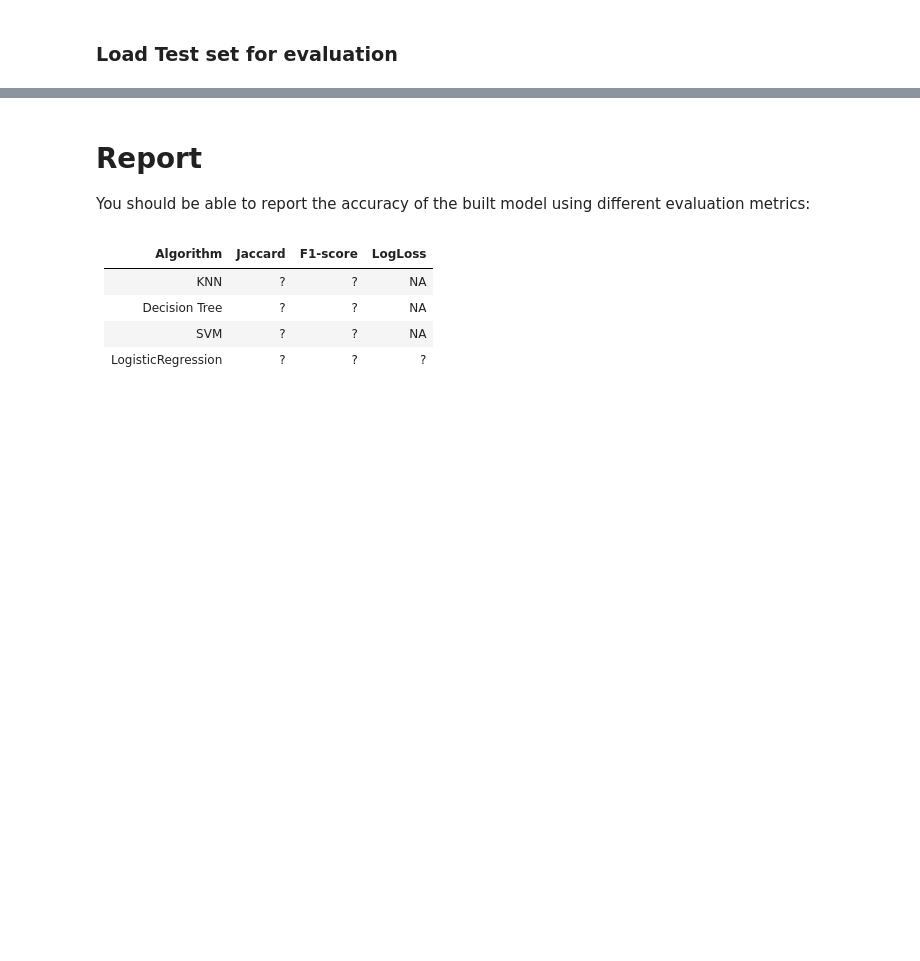
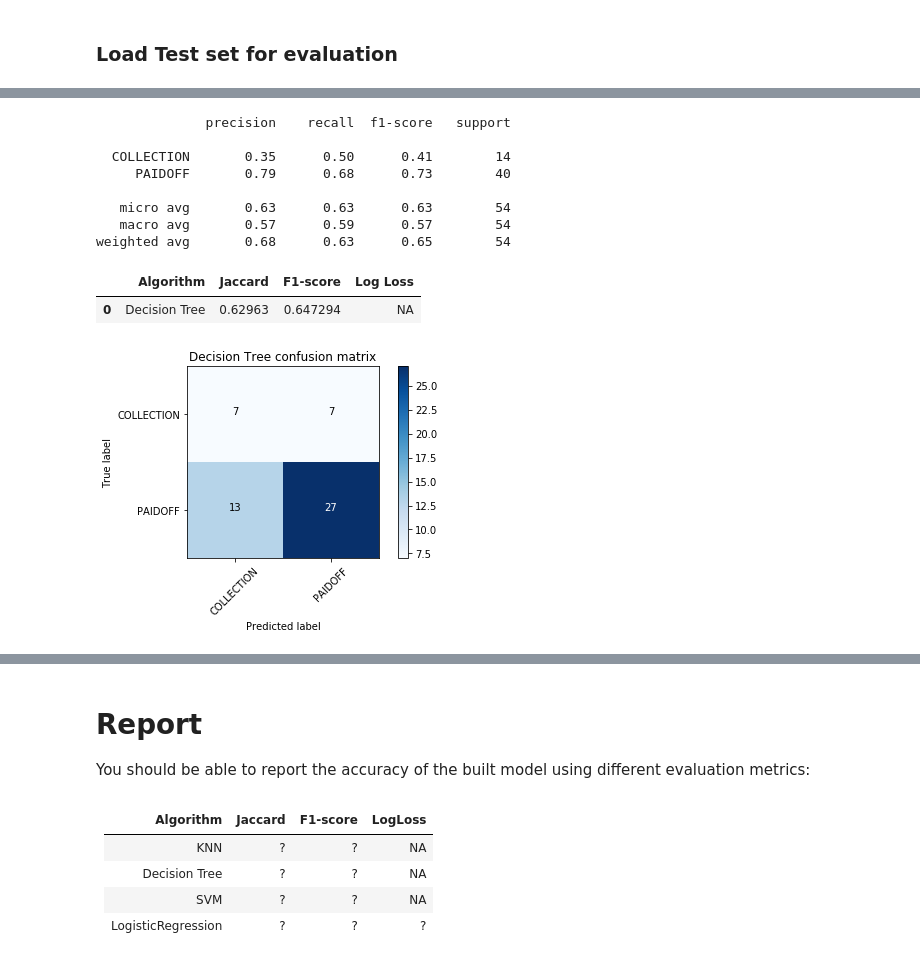
Before and after one commit to rcmtavares/coursera-capstone-project, a Jupyter notebook: ML0101EN final project.ipynb, the cells around one changed output, grey strips where cells are left out. Drawn from its saved outputs; the diff is of its cells as text; code cells hidden in the pictures; blank space fills up the shorter version.

```diff
--- a/ML0101EN final project.ipynb
+++ b/ML0101EN final project.ipynb
@@ -621,5 +625,5 @@ weighted avg       0.74      0.69      0.71        70
 # %%
 # Instantiate and train the final model with the full data set
-dt_final = DecisionTreeClassifier(criterion="entropy", max_depth=depth)
+dt_final = DecisionTreeClassifier(criterion="entropy", max_depth=best_depth)
 dt_final.fit( X, y )
 # %% [output]
@@ -842,0 +908,22 @@ knn_metrics
+# %%
+#Decision Tree
+y_pred_dt = dt_final.predict( X_test )
+plot_confusion_matrix( y_test, y_pred_dt, title='Decision Tree confusion matrix' )
+
+jaccard_dt = jaccard_similarity_score( y_true=y_test, y_pred=y_pred_dt )
+f1score_dt = f1_score( y_true=y_test, y_pred=y_pred_dt, average='weighted' )
+
+dt_report = pd.DataFrame( { 'Algorithm':['Decision Tree'], 'Jaccard':[jaccard_dt], 'F1-score':[f1score_dt], 'Log Loss':['NA'] } )
+dt_report
+# %% [output]
+              precision    recall  f1-score   support
+
+  COLLECTION       0.35      0.50      0.41        14
+     PAIDOFF       0.79      0.68      0.73        40
+
+   micro avg       0.63      0.63      0.63        54
+   macro avg       0.57      0.59      0.57        54
+weighted avg       0.68      0.63      0.65        54
+|  | Algorithm | Jaccard | F1-score | Log Loss |
+| 0 | Decision Tree | 0.62963 | 0.647294 | NA |
+[figure, added]
```
Also changed, not shown: parts of 24 cells of this notebook.
